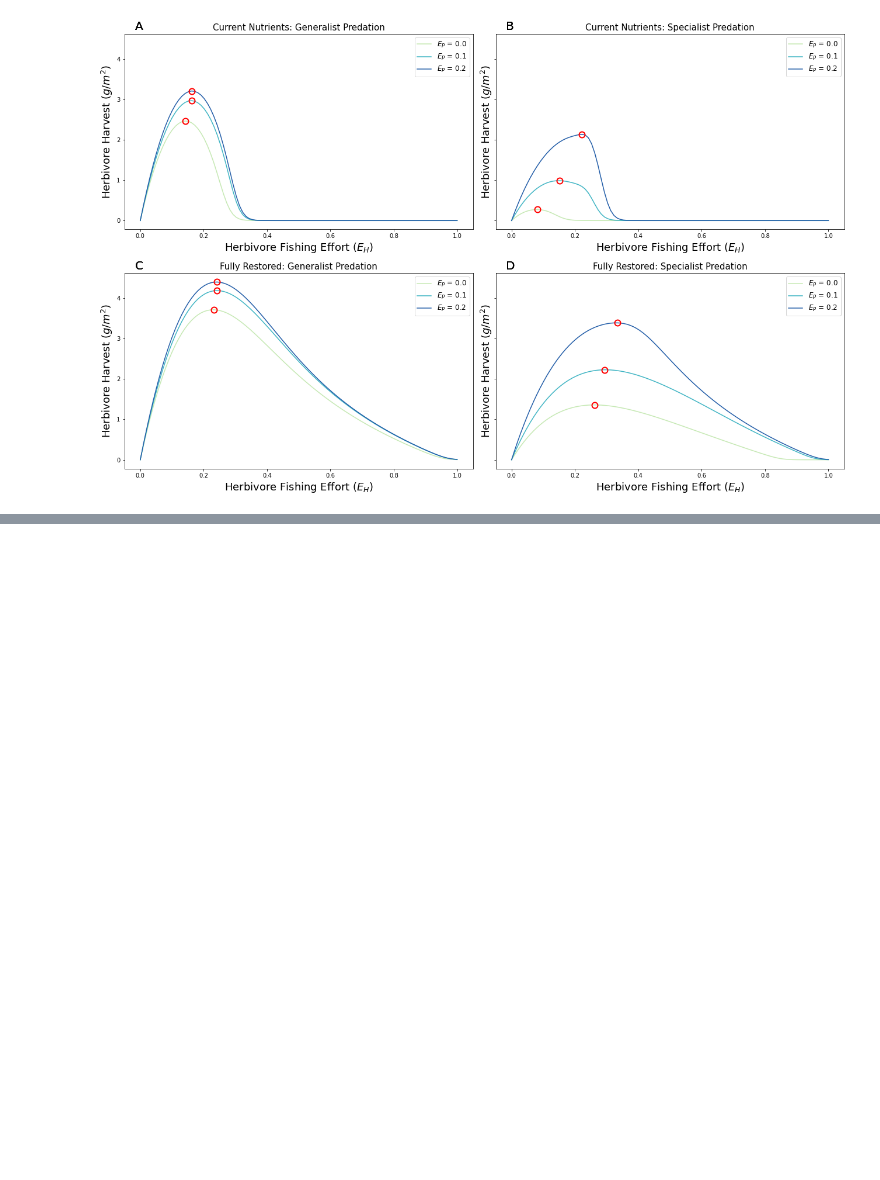
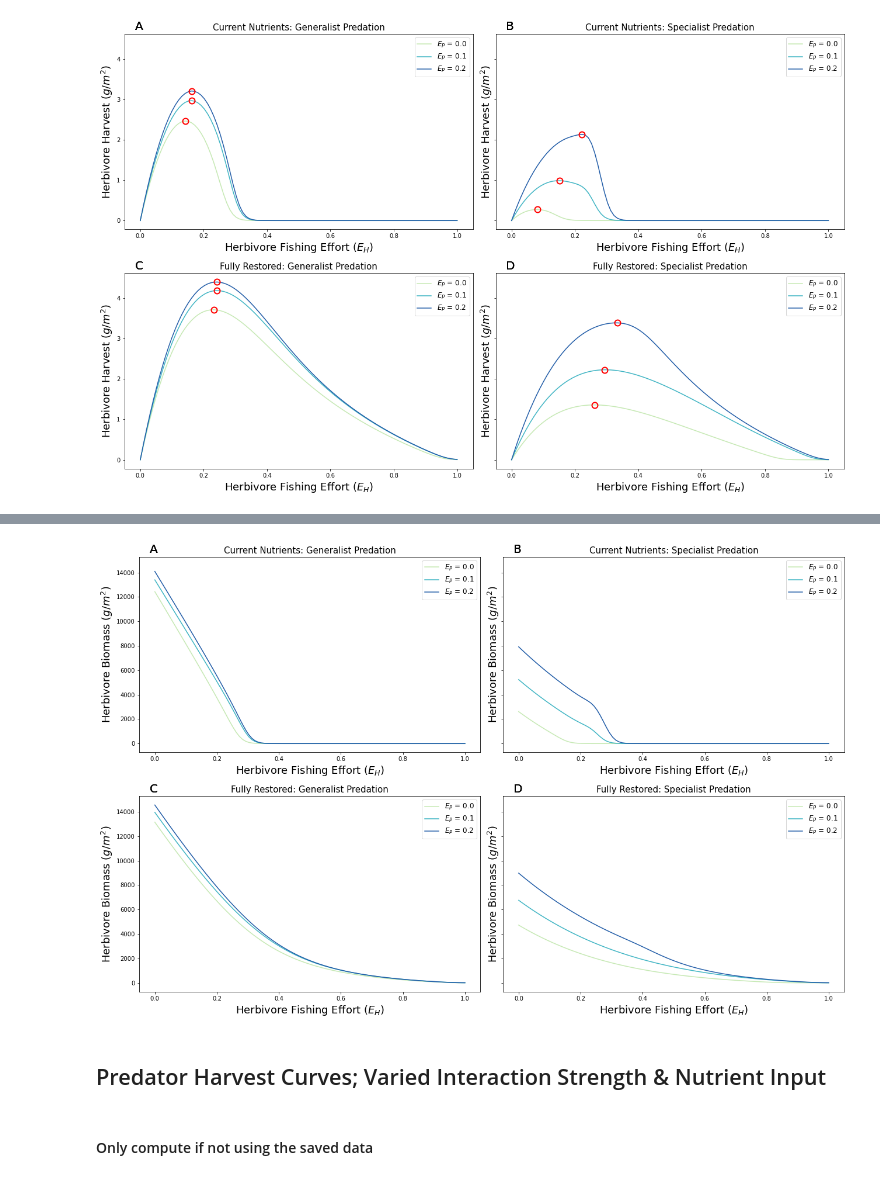
Before and after one commit to ainnesgold/kbay_estuary_model, a Jupyter notebook: supermodel_python_section_3_and_supplemental.ipynb, the cells around one changed output, grey strips where cells are left out. Drawn from its saved outputs; the diff is of its cells as text; code cells hidden in the pictures; blank space fills up the shorter version.

```diff
--- a/supermodel_python_section_3_and_supplemental.ipynb
+++ b/supermodel_python_section_3_and_supplemental.ipynb
@@ -817,0 +538,16 @@ plt.show()
+# %%
+# Load the saved file
+H_biomass_generalist_low = np.load('data/H_biomass_generalist_low.npy')
+H_biomass_specialist_low = np.load('data/H_biomass_specialist_low.npy')
+H_biomass_generalist_high = np.load('data/H_biomass_generalist_high.npy')
+H_biomass_specialist_high = np.load('data/H_biomass_specialist_high.npy')
+
+# Inspect the contents
+print("Prey Biomass Generalist Low:")
+print(H_biomass_generalist_low)
+print("Prey Biomass Specialist Low:")
+print(H_biomass_specialist_low )
+print("Prey Biomass Generalist High:")
+print(H_biomass_generalist_high)
+print("Prey Biomass Specialist High:")
+print(H_biomass_specialist_high)
@@ -818,3 +572,29 @@ plt.show()
+# %%
+# Set up the subplots
+fig, axes = plt.subplots(2, 2, figsize=(18, 12), sharey=True)
+
+# Set up the colorblind-friendly palette
+colors = sns.color_palette("YlGnBu", n_colors=3)
+
+# Plot the data for each subplot
+plot_prey_biomass(E_H_array, H_biomass_generalist_low, E_P_values, 'Current Nutrients: Generalist Predation', axes[0, 0], 'A')
+plot_prey_biomass(E_H_array, H_biomass_specialist_low, E_P_values, 'Current Nutrients: Specialist Predation', axes[0, 1], 'B')
+plot_prey_biomass(E_H_array, H_biomass_generalist_high, E_P_values, 'Fully Restored: Generalist Predation', axes[1, 0], 'C')
+plot_prey_biomass(E_H_array, H_biomass_specialist_high, E_P_values, 'Fully Restored: Specialist Predation', axes[1, 1], 'D')
+
+# Adjust layout and show plot
+plt.tight_layout(rect=[0, 0, 1, 0.96])
+
+#plt.savefig("figs/interaction_strength_prey_biomass.jpg",
+#            format='jpeg',
+#            dpi=300,
+#            bbox_inches='tight')
+
+plt.show()
+# %% [output]
+[figure, added]
+# %% [markdown]
+## Predator Harvest Curves; Varied Interaction Strength & Nutrient Input
 # %%
 def compute_pred_harvest_data(E_P_array, E_H_values, N_pulse_value, params_func):
     size = len(E_P_array)
@@ -836,2 +636,4 @@ size = 10
 E_P_array = np.linspace(0, 1.0, size)
 E_H_values = [(0.0/365), (0.1/365), (0.2/365)]
+# %% [markdown]
+#### Only compute if not using the saved data
```
Also changed, not shown: parts of 45 cells of this notebook, 13 other files.
